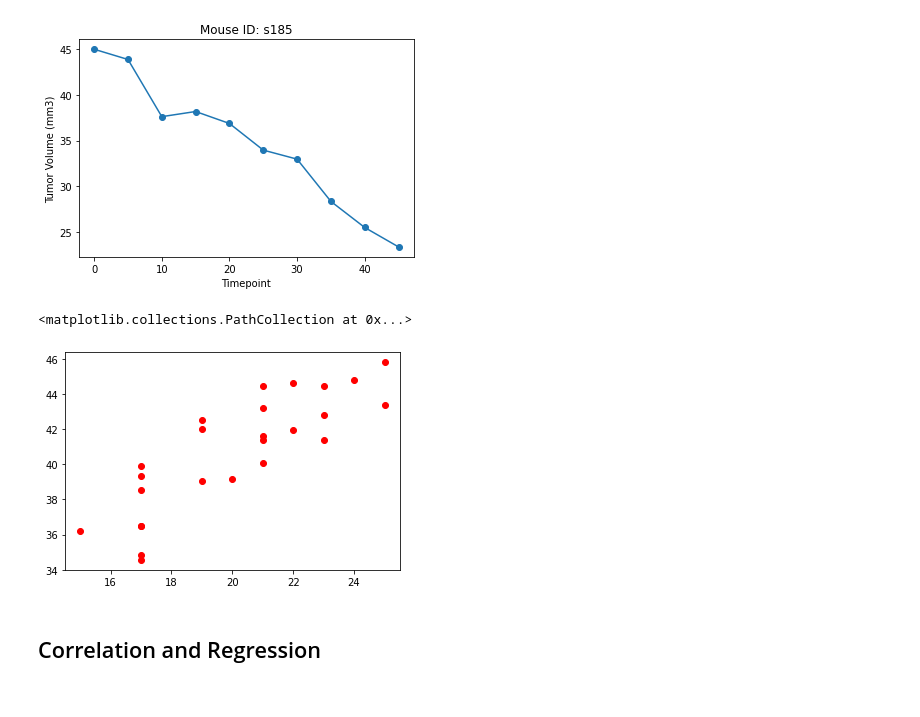
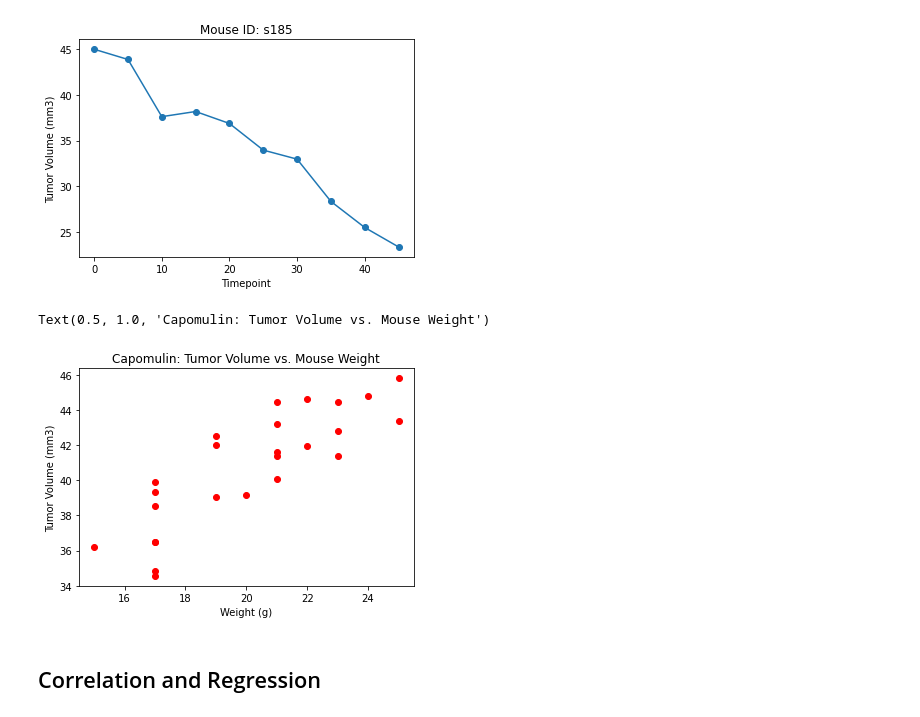
Before and after one commit to ichakrabarty/matplotlib-challenge, a Jupyter notebook: Pymaceuticals/pymaceuticals_starter.ipynb, the cells around one changed output. Cells and saved outputs as stored; diff of their text form; code cells hidden in the pictures.

```diff
--- a/Pymaceuticals/pymaceuticals_starter.ipynb
+++ b/Pymaceuticals/pymaceuticals_starter.ipynb
@@ -340,12 +340,15 @@ Text(0.5, 1.0, 'Mouse ID: s185')
 # %%
 # Generate a scatter plot of average tumor volume vs. mouse weight for the Capomulin regimen
 Capomulin_group = clean_mouse_study.loc[clean_mouse_study['Drug Regimen'] == 'Capomulin',:]
 Capomulin_mice_group = Capomulin_group.groupby('Mouse ID').mean()
 x_axis_mice = Capomulin_mice_group['Weight (g)']
 y_axis_mice = Capomulin_mice_group['Tumor Volume (mm3)']
 plt.scatter(x_axis_mice, y_axis_mice, c = 'r')
+plt.xlabel('Weight (g)')
+plt.ylabel('Tumor Volume (mm3)')
+plt.title('Capomulin: Tumor Volume vs. Mouse Weight')
 # %% [output]
-<matplotlib.collections.PathCollection at 0x...>
+Text(0.5, 1.0, 'Capomulin: Tumor Volume vs. Mouse Weight')
-[figure, old version]
+[figure, new version]
 # %% [markdown]
 ## Correlation and Regression
```
Also changed, not shown: parts of 2 cells of this notebook.
